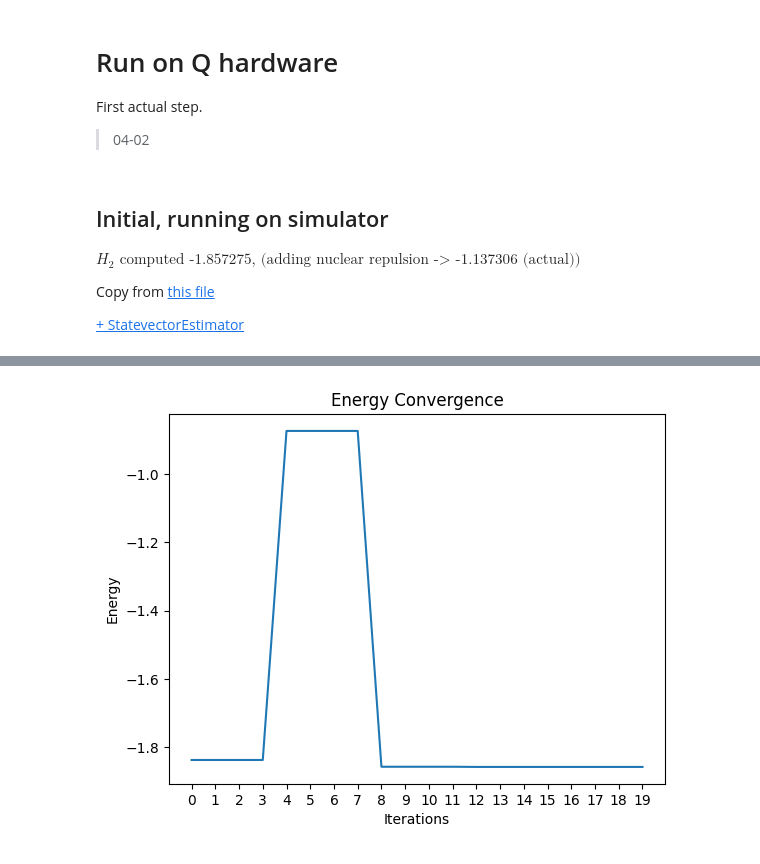
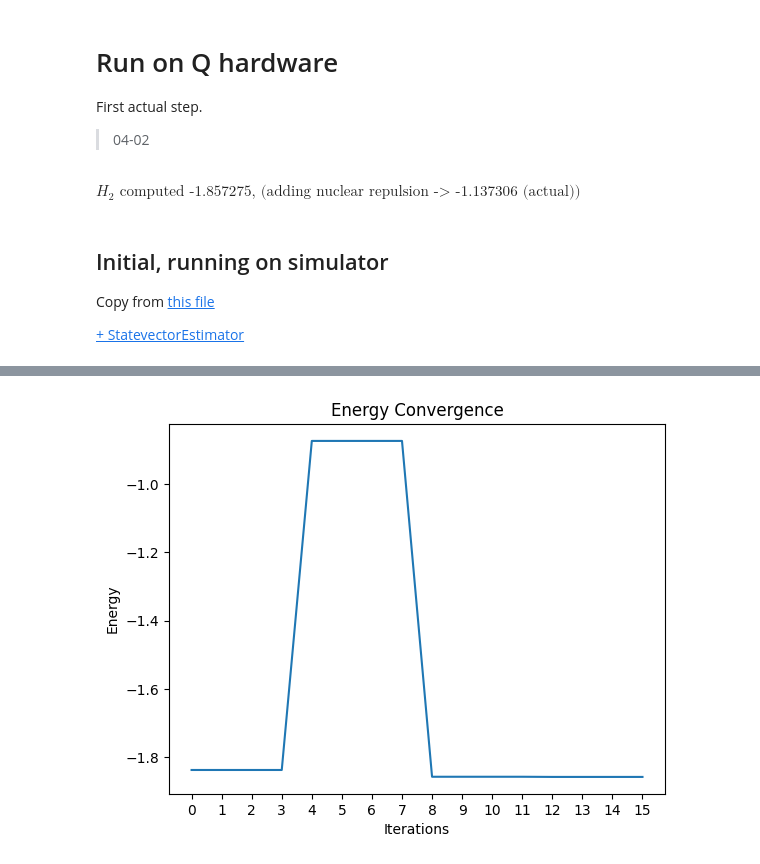
Before and after one commit to naglissul/qml, a Jupyter notebook: THESIS/R!-run-on-q-hardware/R1-run-on-q-hardware.ipynb, the cells around one changed output, grey strips where cells are left out. Drawn from its saved outputs; the diff is of its cells as text; code cells hidden in the pictures.

```diff
--- a/THESIS/R!-run-on-q-hardware/R1-run-on-q-hardware.ipynb
+++ b/THESIS/R!-run-on-q-hardware/R1-run-on-q-hardware.ipynb
@@ -4,10 +4,10 @@
 First actual step.
 
 > 04-02
+# %% [markdown]
+$\boxed{H_2 \text{ computed -1.857275, (adding nuclear repulsion -> -1.137306 (actual))}}$
 # %% [markdown]
 ## Initial, running on simulator
-
-$\boxed{H_2 \text{ computed -1.857275, (adding nuclear repulsion -> -1.137306 (actual))}}$
 
 Copy from [this file](../../VQE/8-modifying-and-researching.ipynb)
 
@@ -40,7 +40,7 @@ qubit_hamiltonian = mapper.map(problem.hamiltonian.second_q_op())
 print("\nQUBIT HAMILTONIAN:")
 print(qubit_hamiltonian)
 
-optimizer = L_BFGS_B()
+optimizer = L_BFGS_B(maxfun=15)
 
 ansatz = UCCSD(
     problem.num_spatial_orbitals,
@@ -95 +95 @@ Optimal Energy: -1.8572750302023455
-[figure, old version]
+[figure, new version]
```
Also changed, not shown: parts of 15 cells of this notebook.
